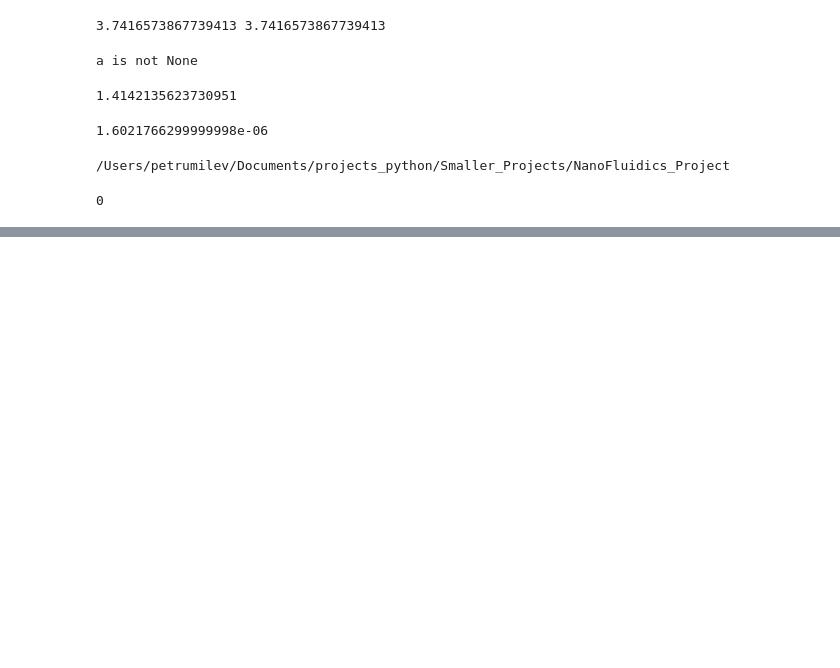
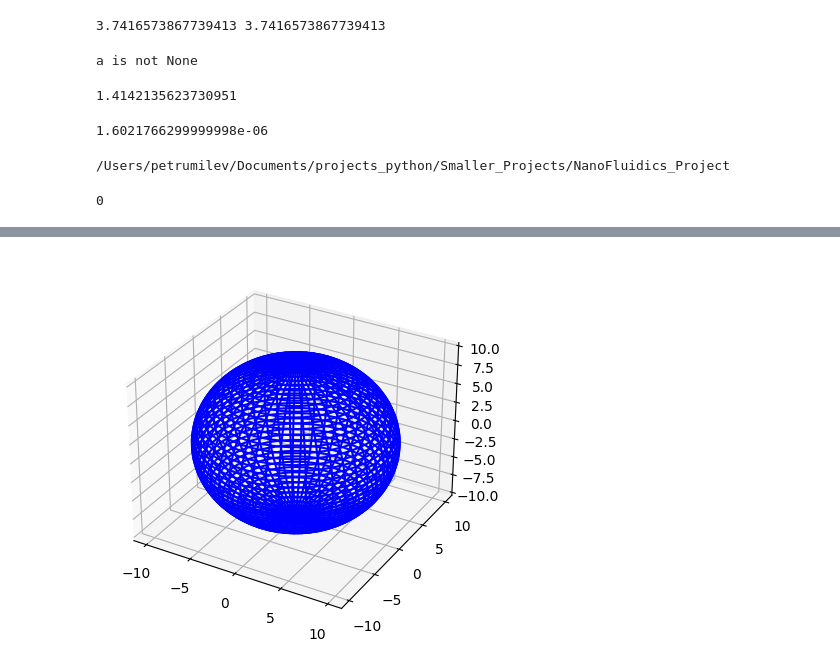
Before and after one commit to Petru-Milev/Smaller_Projects, a Jupyter notebook: NanoFluidics_Project/tests.ipynb, the cells around one changed output, grey strips where cells are left out. Drawn from its saved outputs; the diff is of its cells as text; code cells hidden in the pictures; blank space fills up the shorter version.

```diff
--- a/NanoFluidics_Project/tests.ipynb
+++ b/NanoFluidics_Project/tests.ipynb
@@ -54,0 +89,31 @@ print(current_directoru)
+# %%
+'''
+========================
+3D surface (solid color)
+========================
+
+Demonstrates a very basic plot of a 3D surface using a solid color.
+'''
+
+from mpl_toolkits.mplot3d import Axes3D
+import matplotlib.pyplot as plt
+import numpy as np
+
+
+fig = plt.figure()
+ax = fig.add_subplot(111, projection='3d')
+
+# Make data
+u = np.linspace(0, 2 * np.pi, 100)
+v = np.linspace(0, np.pi, 100)
+x = 10 * np.outer(np.cos(u), np.sin(v))
+y = 10 * np.outer(np.sin(u), np.sin(v))
+z = 10 * np.outer(np.ones(np.size(u)), np.cos(v))
+
+# Plot the surface
+
+ax.plot_wireframe(x, y, z, color='b')
+
+plt.show()
+# %% [output]
+[figure, added]
```
Also changed, not shown: parts of 5 cells of this notebook, 4 other files.
